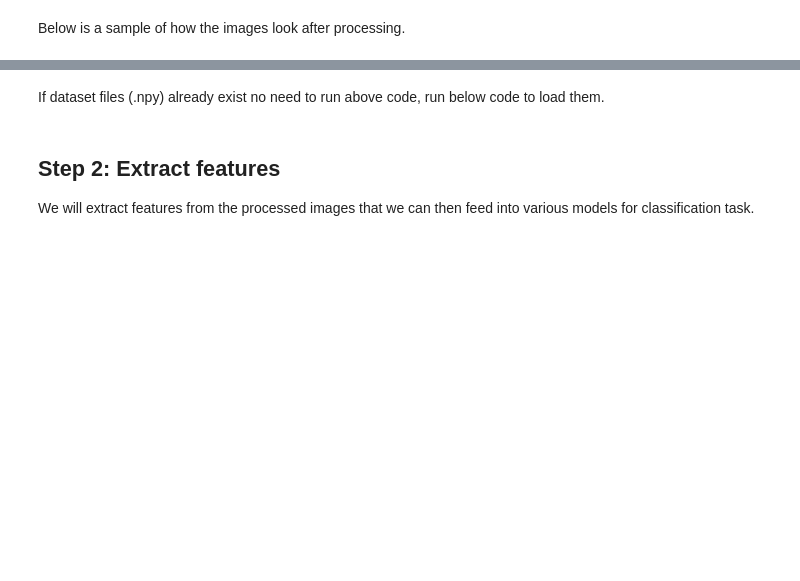
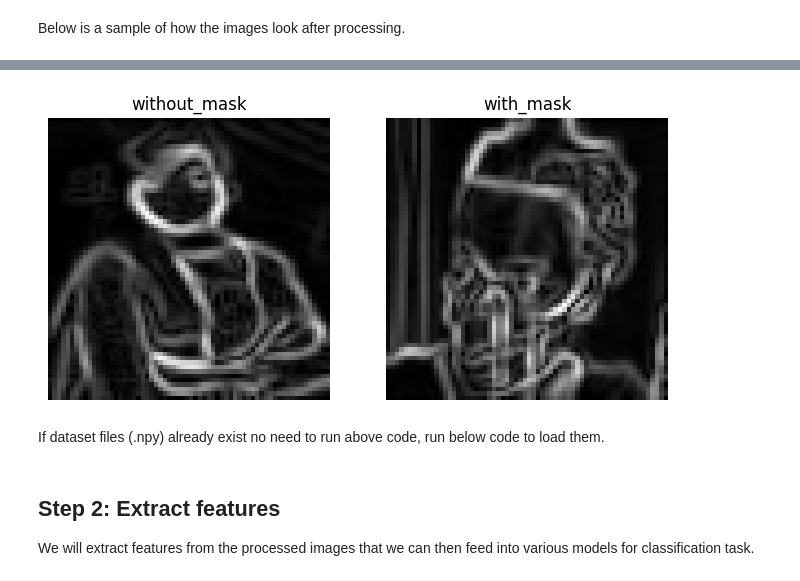
Before and after one commit to ArchisKulkarni00/VR_Project1_ArchisKulkarni_MT2024082, a Jupyter notebook: Task-a/BinaryClassification.ipynb, the cells around one changed output, grey strips where cells are left out. Saved outputs shown, nothing was run; the diff lists cells and outputs as text; code cells hidden in the pictures; blank space fills up the shorter version.

```diff
--- a/Task-a/BinaryClassification.ipynb
+++ b/Task-a/BinaryClassification.ipynb
@@ -99,3 +112,28 @@ plt.show()
+# %%
+fig, axes = plt.subplots(1, 2, figsize=(8, 4))
+
+for i, category in enumerate(categories):
+    path = os.path.join(dataPath, category)
+    # imgName = random.choice(os.listdir(path))
+    imgName = os.listdir(path)[0]
+    imgPath = os.path.join(path, imgName)
+
+    img = cv2.imread(imgPath, cv2.IMREAD_GRAYSCALE)
+    img = cv2.resize(img, (imgSize, imgSize))
+    image = cv2.GaussianBlur(img, (3, 3), 0)
+    gradX = cv2.Sobel(image, cv2.CV_64F, 1, 0, ksize=3)
+    gradY = cv2.Sobel(image, cv2.CV_64F, 0, 1, ksize=3)
+    magnitude = np.sqrt(gradX**2 + gradY**2)
+    # print(img.shape)
+
+
+    axes[i].imshow(magnitude, cmap='gray')
+    axes[i].set_title(category)
+    axes[i].axis("off")
+
+plt.show()
+# %% [output]
+[figure, added]
 # %% [markdown]
 If dataset files (.npy) already exist no need to run above code, run below code to load them.
 # %%
```
Also changed, not shown: parts of 19 cells of this notebook.
